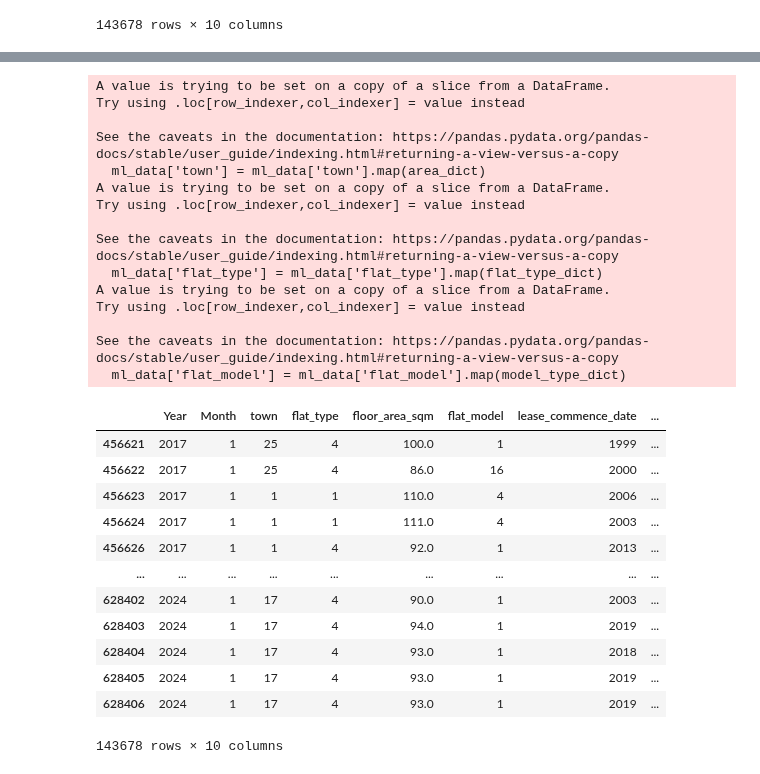
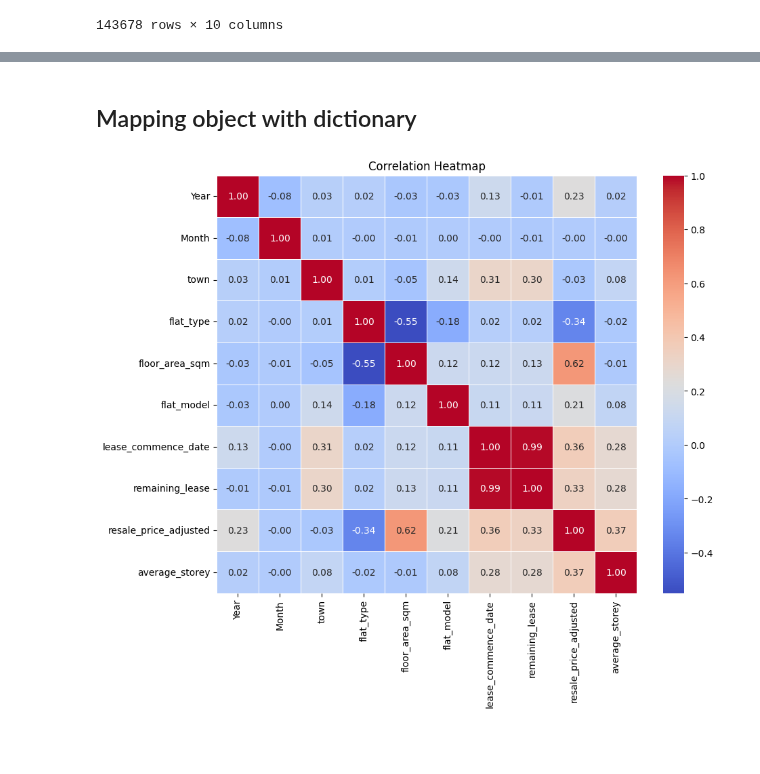
Before and after one commit to KuroInit/HDB-Resale-Price-Predict, a Jupyter notebook: Predict.ipynb, the cells around one changed output, grey strips where cells are left out. Cells and saved outputs as stored; diff of their text form; code cells hidden in the pictures; blank space fills up the shorter version.

```diff
--- a/Predict.ipynb
+++ b/Predict.ipynb
@@ -12,7 +13,7 @@ print(torch.version.cuda)
 # %%
 merged_data = pd.read_csv('data/merged_data.csv')
-merged_data = merged_data.drop(columns=['Set'])
-ml_data = merged_data.dropna()
+ml_data = merged_data.drop(columns=['Set'])
+ml_data = ml_data.dropna()
 ml_data
 # %% [output]
 |  | Year | Month | town | flat_type | floor_area_sqm | flat_model | lease_commence_date | ... |
@@ -40,3 +52,5 @@ array(['Model A', 'Model A2', 'Improved', 'Apartment',
+# %% [markdown]
+## Mapping object with dictionary
 # %%
 area_dict = {'QUEENSTOWN': 1, 'SERANGOON': 2, 'PASIR RIS': 3, 'TAMPINES': 4, 'MARINE PARADE': 5, 'KALLANG/WHAMPOA': 6, 'JURONG WEST': 7, 'WOODLANDS': 8, 'YISHUN': 9, 'TOA PAYOH': 10, 'BUKIT PANJANG': 11, 'BISHAN': 12, 'BUKIT BATOK': 13, 'BEDOK': 14, 'BUKIT MERAH': 15, 'ANG MO KIO': 16, 'HOUGANG': 17, 'JURONG EAST': 18, 'GEYLANG': 19, 'CHOA CHU KANG': 20, 'CLEMENTI': 21, 'CENTRAL AREA': 22, 'BUKIT TIMAH': 23, 'SENGKANG': 24, 'SEMBAWANG': 25, 'PUNGGOL': 26}
 model_type_dict = {'Model A': 1, 'Standard': 2, 'Apartment': 3, 'Improved': 4, 'New Generation': 5, 'Simplified': 6, 'Terrace': 7, 'Adjoined flat': 8, 'Maisonette': 9, 'Multi Generation': 10, 'Premium Apartment': 11, 'Model A-Maisonette': 12, 'Improved-Maisonette': 13, 'Premium Maisonette': 14, '2-room': 15, 'Model A2': 16, 'DBSS': 17, 'Type S1': 18, 'Type S2': 19, 'Premium Apartment Loft': 20, '3Gen': 21}
@@ -44,35 +58,14 @@ flat_type_dict = {'5 ROOM': 1, 'EXECUTIVE': 2, '3 ROOM': 3, '4 ROOM': 4, '2 ROOM
 # %%
 ml_data['town'] = ml_data['town'].map(area_dict)
 ml_data['flat_type'] = ml_data['flat_type'].map(flat_type_dict)
 ml_data['flat_model'] = ml_data['flat_model'].map(model_type_dict)
 
-ml_data
+corr = ml_data.corr()
+
+# Create a heatmap
+plt.figure(figsize=(10, 8))
+sb.heatmap(corr, annot=True, cmap='coolwarm', fmt=".2f", linewidths=0.5)
+plt.title('Correlation Heatmap')
+plt.show()
 # %% [output]
-A value is trying to be set on a copy of a slice from a DataFrame.
-Try using .loc[row_indexer,col_indexer] = value instead
-
-See the caveats in the documentation: https://pandas.pydata.org/pandas-docs/stable/user_guide/indexing.html#returning-a-view-versus-a-copy
-  ml_data['town'] = ml_data['town'].map(area_dict)
-A value is trying to be set on a copy of a slice from a DataFrame.
-Try using .loc[row_indexer,col_indexer] = value instead
-
-See the caveats in the documentation: https://pandas.pydata.org/pandas-docs/stable/user_guide/indexing.html#returning-a-view-versus-a-copy
-  ml_data['flat_type'] = ml_data['flat_type'].map(flat_type_dict)
-A value is trying to be set on a copy of a slice from a DataFrame.
-Try using .loc[row_indexer,col_indexer] = value instead
-
-See the caveats in the documentation: https://pandas.pydata.org/pandas-docs/stable/user_guide/indexing.html#returning-a-view-versus-a-copy
-  ml_data['flat_model'] = ml_data['flat_model'].map(model_type_dict)
-|  | Year | Month | town | flat_type | floor_area_sqm | flat_model | lease_commence_date | ... |
-| 456621 | 2017 | 1 | 25 | 4 | 100.0 | 1 | 1999 | ... |
-| 456622 | 2017 | 1 | 25 | 4 | 86.0 | 16 | 2000 | ... |
-| 456623 | 2017 | 1 | 1 | 1 | 110.0 | 4 | 2006 | ... |
-| 456624 | 2017 | 1 | 1 | 1 | 111.0 | 4 | 2003 | ... |
-| 456626 | 2017 | 1 | 1 | 4 | 92.0 | 1 | 2013 | ... |
-| ... | ... | ... | ... | ... | ... | ... | ... | ... |
-| 628402 | 2024 | 1 | 17 | 4 | 90.0 | 1 | 2003 | ... |
-| 628403 | 2024 | 1 | 17 | 4 | 94.0 | 1 | 2019 | ... |
-| 628404 | 2024 | 1 | 17 | 4 | 93.0 | 1 | 2018 | ... |
-| 628405 | 2024 | 1 | 17 | 4 | 93.0 | 1 | 2019 | ... |
-| 628406 | 2024 | 1 | 17 | 4 | 93.0 | 1 | 2019 | ... |
-143678 rows × 10 columns
+[figure, added]
```
Also changed, not shown: parts of 13 cells of this notebook, 19 other files.
